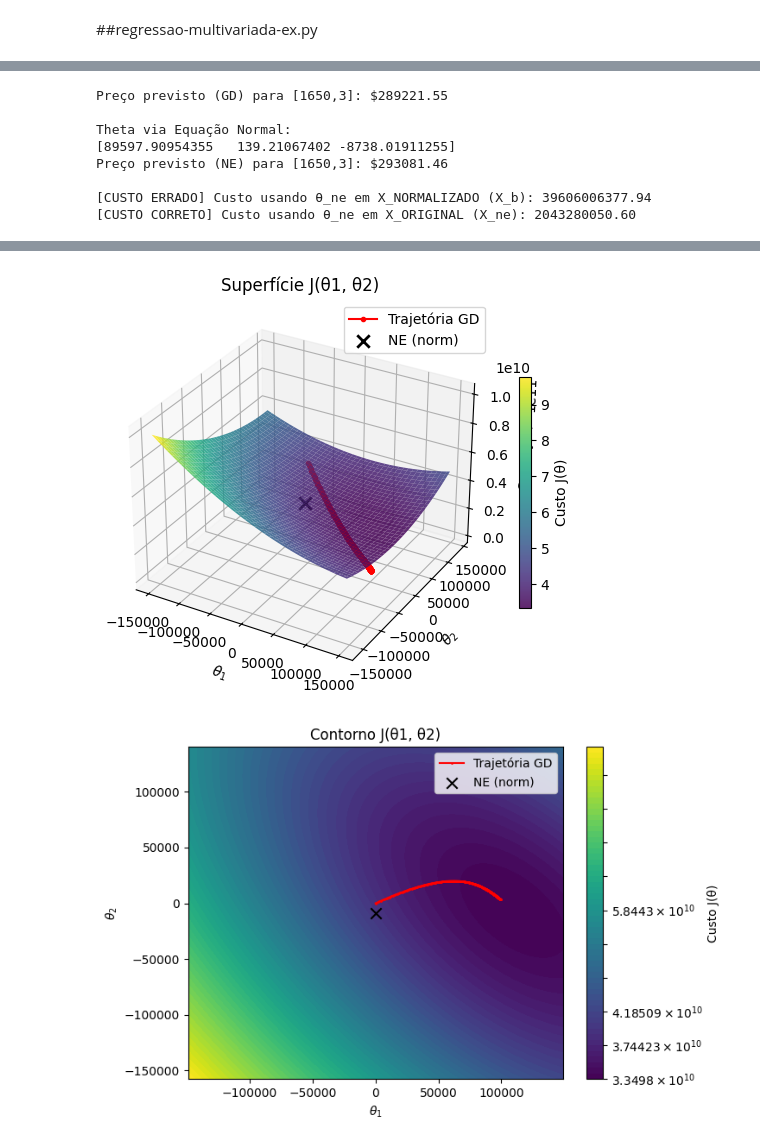
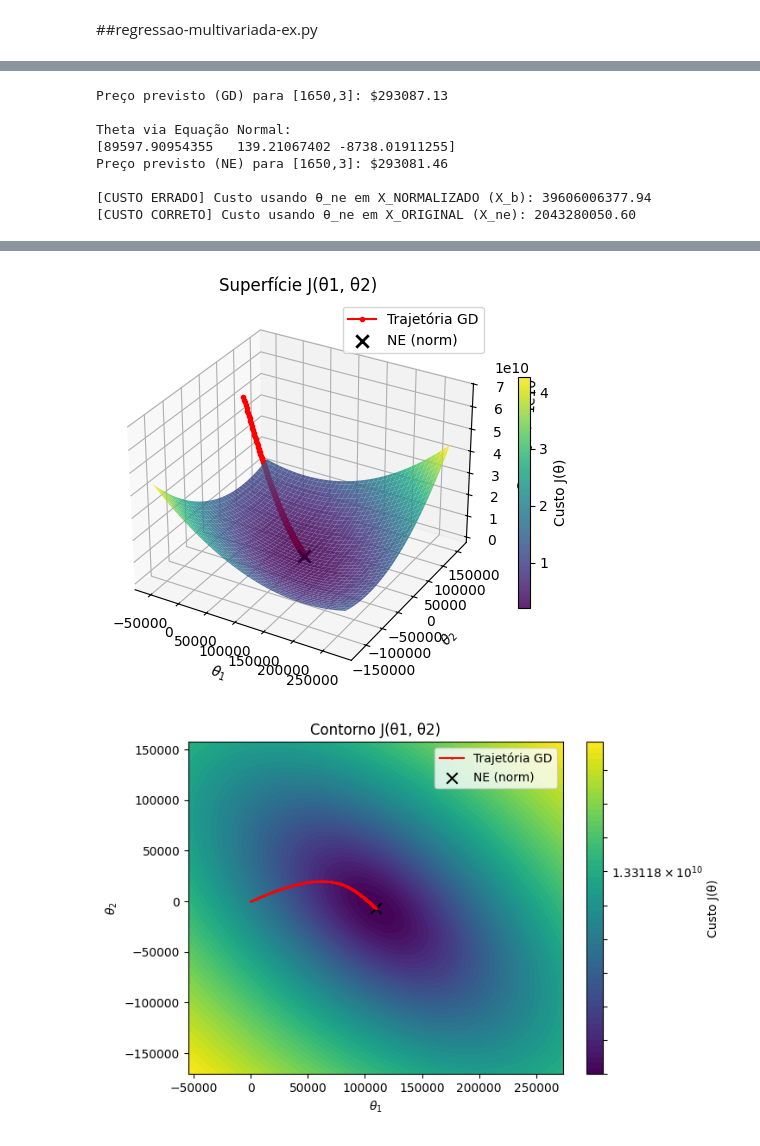
Before and after one commit to Mestrie/Regress-o_linear_atv3, a Jupyter notebook: regressao_linear_multivariada_Justino.ipynb, the cells around one changed output, grey strips where cells are left out. Cells and saved outputs as stored; diff of their text form; code cells hidden in the pictures.

```diff
--- a/regressao_linear_multivariada_Justino.ipynb
+++ b/regressao_linear_multivariada_Justino.ipynb
@@ -410,7 +410,7 @@ def main():
 
     # 4) Gradient Descent Multivariado
     alpha = 0.01
-    num_iters = 400
+    num_iters = 1750
     # Inicialize theta com zeros (tamanho n+1, onde n é o número de features)
     # O vetor theta terá dimensão (n+1,), onde n é o número de features
     # e 1 é para o termo de bias (intercepto)
@@ -647,4 +647,4 @@ Theta via Gradient Descent:
-Preço previsto (GD) para [1650,3]: $289221.55
+Preço previsto (GD) para [1650,3]: $293087.13
 
 Theta via Equação Normal:
 [89597.90954355   139.21067402 -8738.01911255]
@@ -656,2 +656,2 @@ Preço previsto (NE) para [1650,3]: $293081.46
-[figure, old version]
+[figure, new version]
-[figure, old version]
+[figure, new version]
```
Also changed, not shown: parts of 1 cell of this notebook.
